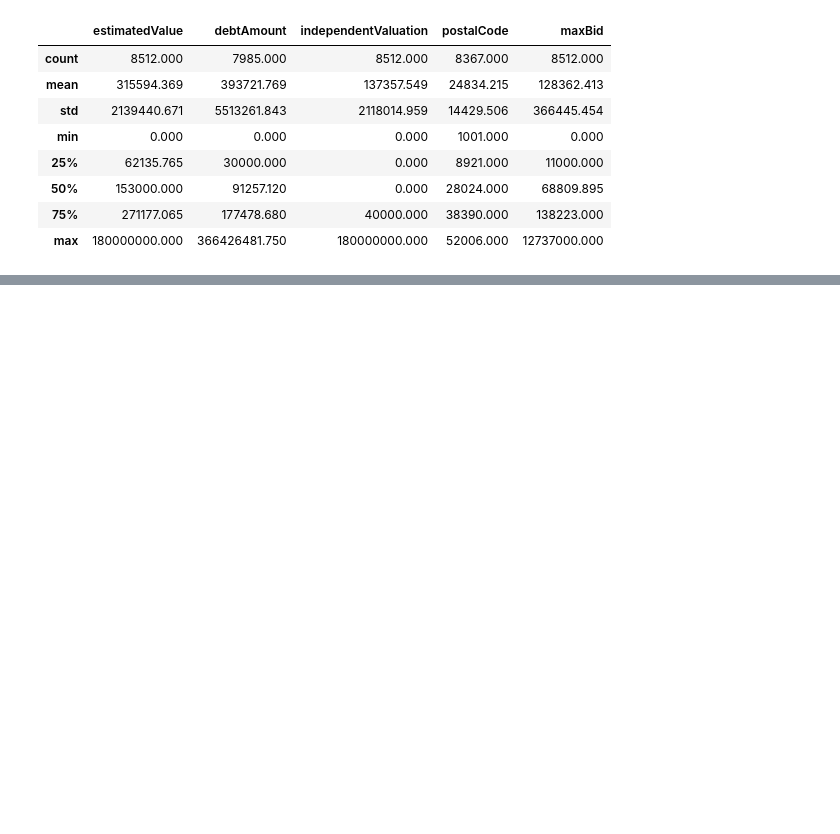
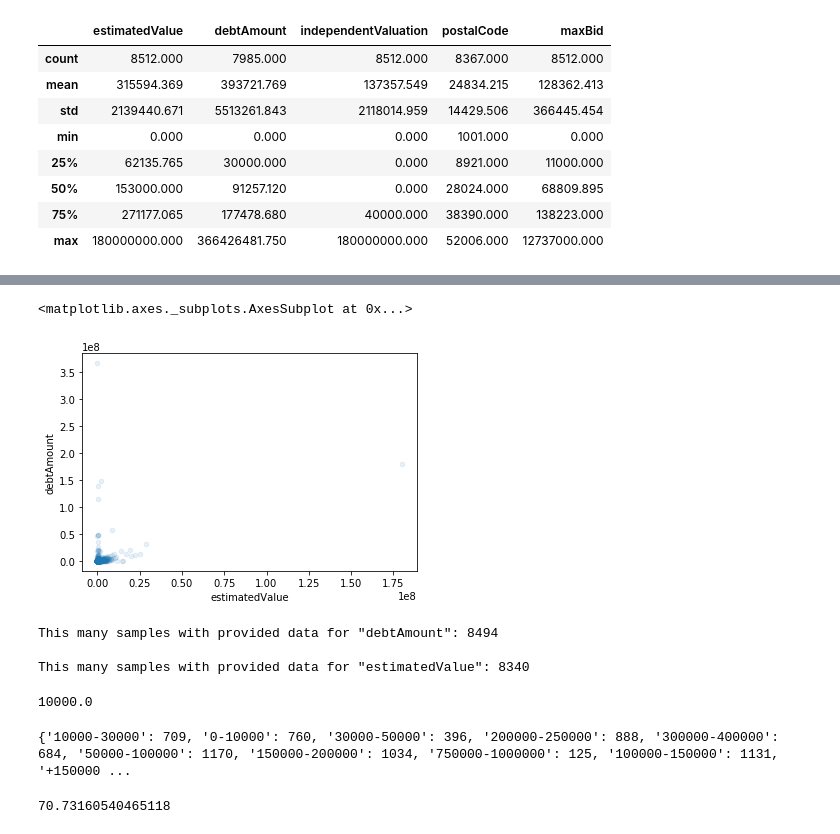
Before and after one commit to alexxxmf/scraper-for-repossesions, a Jupyter notebook: Initial analysis.ipynb, the cells around one changed output, grey strips where cells are left out. Saved outputs shown, nothing was run; the diff lists cells and outputs as text; code cells hidden in the pictures; blank space fills up the shorter version.

```diff
--- a/Initial analysis.ipynb
+++ b/Initial analysis.ipynb
@@ -119,0 +131,77 @@ plt.show()
+# %%
+auctions.plot(kind="scatter", x="estimatedValue", y="debtAmount", alpha=0.1)
+# %% [output]
+<matplotlib.axes._subplots.AxesSubplot at 0x...>
+[figure, added]
+# %%
+estimatedValues = auctions["estimatedValue"]
+debtAmounts = auctions["debtAmount"]
+
+count_with_value_estimation = 0
+count_with_debt_amount = 0
+
+for e in estimatedValues:
+    if e != 0:
+        count_with_debt_amount += 1
+
+for e in debtAmounts:
+    if e != 0:
+        count_with_value_estimation += 1
+
+
+print(f'This many samples with provided data for "debtAmount": {count_with_debt_amount}\n')
+
+print(f'This many samples with provided data for "estimatedValue": {count_with_value_estimation}\n')
+# %% [output]
+This many samples with provided data for "debtAmount": 8494
+
+This many samples with provided data for "estimatedValue": 8340
+# %%
+auctions["estimatedValue"].value_counts()
+# %% [output]
+10000.0
+# %%
+ranges = [
+    0,
+    10000,
+    30000,
+    50000,
+    100000,
+    150000,
+    200000,
+    250000,
+    300000,
+    400000,
+    500000,
+    750000,
+    1000000,
+    1500000,
+]
+
+def distribution_with_given_ranges(feature, ranges):
+
+    distribution_by_ranges = {}
+
+    counter=0
+
+    for e in feature:
+        counter += 1
+        for r_idx in range(0, len(ranges)):
+
+            if (r_idx == len(ranges)-1 and int(e) >= ranges[r_idx]):
+                key = f'+{ranges[r_idx]}'
+                distribution_by_ranges[key] = distribution_by_ranges.get(key, 0) + 1
+                break
+            if (int(e) in range(ranges[r_idx], ranges[r_idx + 1])):
+                key = f'{ranges[r_idx]}-{ranges[r_idx + 1]}'
+                distribution_by_ranges[key] = distribution_by_ranges.get(key, 0) + 1
+                break
+    return distribution_by_ranges
+
+print(distribution_with_given_ranges(auctions["estimatedValue"], ranges))
+# %% [output]
+{'10000-30000': 709, '0-10000': 760, '30000-50000': 396, '200000-250000': 888, '300000-400000': 684, '50000-100000': 1170, '150000-200000': 1034, '750000-1000000': 125, '100000-150000': 1131, '+150000 ...
+# %%
+auctions["estimatedValue"].skew()
+# %% [output]
+70.73160540465118
```
Also changed, not shown: parts of 9 cells of this notebook, 32 other files.
